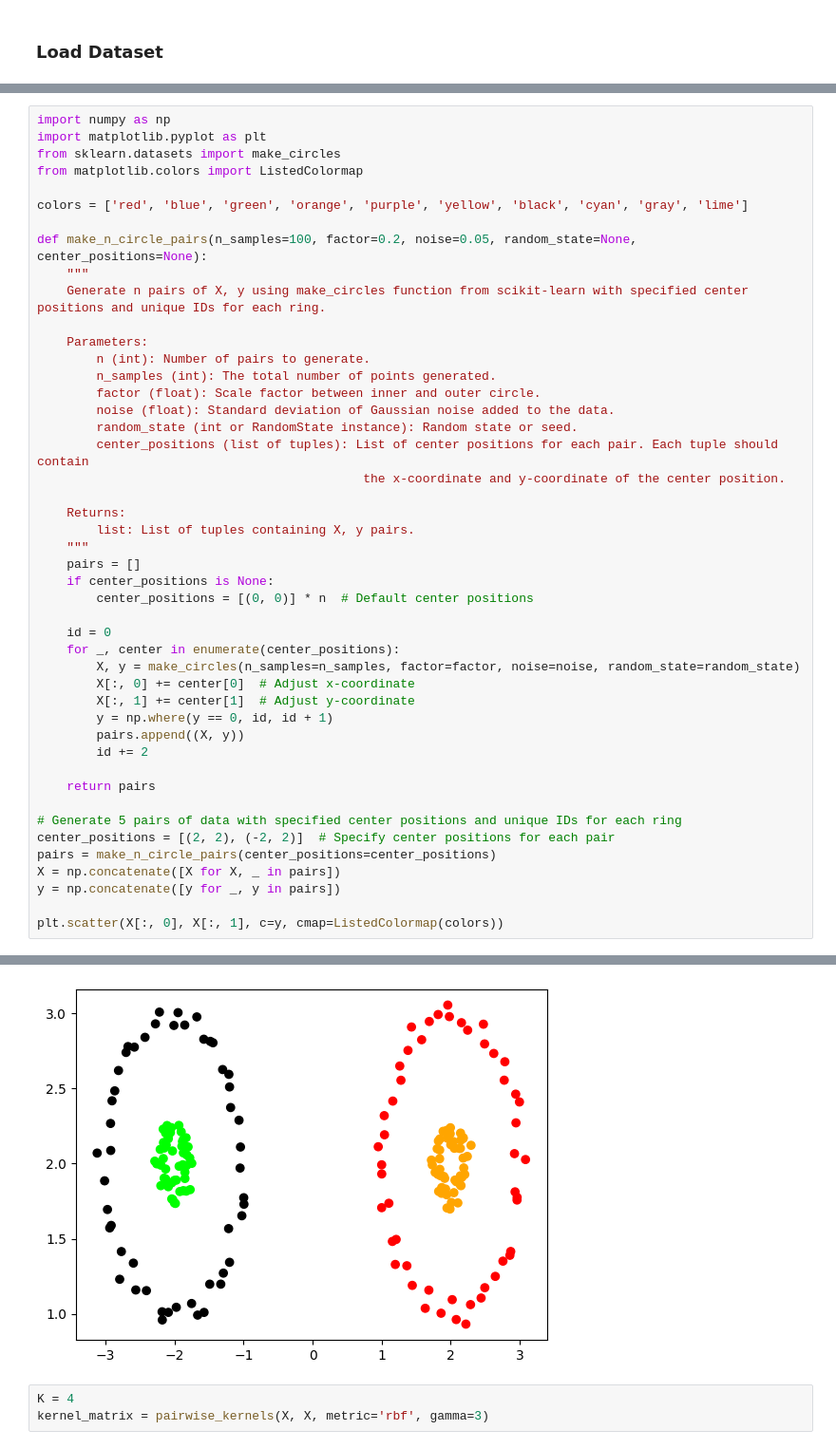
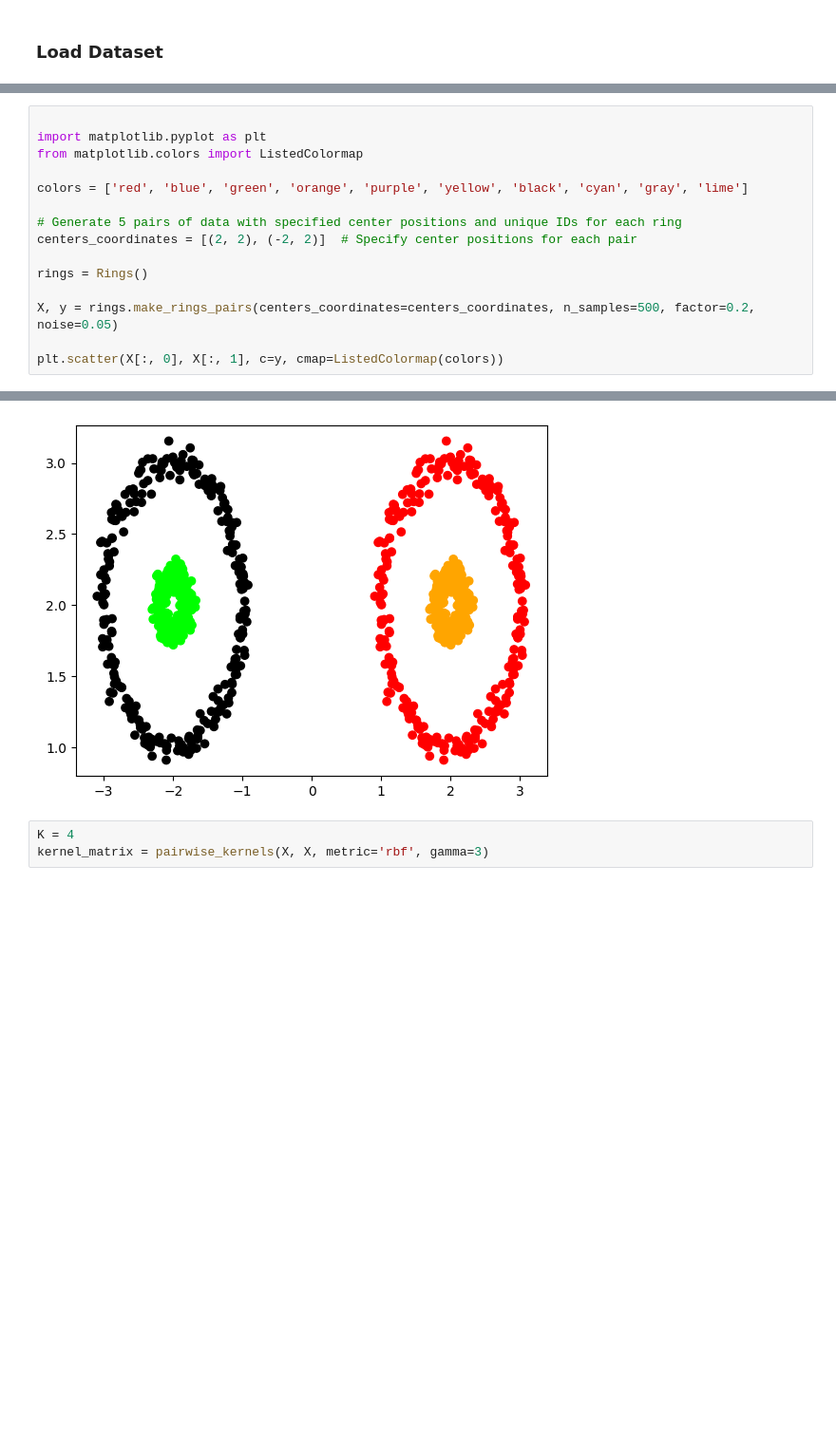
Before and after one commit to gvardakas/global-kernel-k-means-pp, a Jupyter notebook: Kernel k-means.ipynb, the cells around one changed output, grey strips where cells are left out. Shown at 95% size. Saved outputs shown, nothing was run; the diff lists cells and outputs as text; blank space fills up the shorter version.

```diff
--- a/Kernel k-means.ipynb
+++ b/Kernel k-means.ipynb
@@ -51,52 +20,21 @@ plt.scatter(X[:, 0], X[:, 1], c=y)
 # %%
-import numpy as np
+
 import matplotlib.pyplot as plt
-from sklearn.datasets import make_circles
 from matplotlib.colors import ListedColormap
 
 colors = ['red', 'blue', 'green', 'orange', 'purple', 'yellow', 'black', 'cyan', 'gray', 'lime']
 
-def make_n_circle_pairs(n_samples=100, factor=0.2, noise=0.05, random_state=None, center_positions=None):
-    """
-    Generate n pairs of X, y using make_circles function from scikit-learn with specified center positions and unique IDs for each ring.
+# Generate 5 pairs of data with specified center positions and unique IDs for each ring
+centers_coordinates = [(2, 2), (-2, 2)]  # Specify center positions for each pair
 
-    Parameters:
-        n (int): Number of pairs to generate.
-        n_samples (int): The total number of points generated.
-        factor (float): Scale factor between inner and outer circle.
-        noise (float): Standard deviation of Gaussian noise added to the data.
-        random_state (int or RandomState instance): Random state or seed.
-        center_positions (list of tuples): List of center positions for each pair. Each tuple should contain
-                                            the x-coordinate and y-coordinate of the center position.
+rings = Rings()
 
-    Returns:
-        list: List of tuples containing X, y pairs.
-    """
-    pairs = []
-    if center_positions is None:
-        center_positions = [(0, 0)] * n  # Default center positions
-
-    id = 0
-    for _, center in enumerate(center_positions):
-        X, y = make_circles(n_samples=n_samples, factor=factor, noise=noise, random_state=random_state)
-        X[:, 0] += center[0]  # Adjust x-coordinate
-        X[:, 1] += center[1]  # Adjust y-coordinate
-        y = np.where(y == 0, id, id + 1)
-        pairs.append((X, y))
-        id += 2
-
-    return pairs
-
-# Generate 5 pairs of data with specified center positions and unique IDs for each ring
-center_positions = [(2, 2), (-2, 2)]  # Specify center positions for each pair
-pairs = make_n_circle_pairs(center_positions=center_positions)
-X = np.concatenate([X for X, _ in pairs])
-y = np.concatenate([y for _, y in pairs])
+X, y = rings.make_rings_pairs(centers_coordinates=centers_coordinates, n_samples=500, factor=0.2, noise=0.05)
 
 plt.scatter(X[:, 0], X[:, 1], c=y, cmap=ListedColormap(colors))
 # %% [output]
 <matplotlib.collections.PathCollection at 0x...>
-[figure, old version]
+[figure, new version]
 # %%
 K = 4
 kernel_matrix = pairwise_kernels(X, X, metric='rbf', gamma=3)
```
Also changed, not shown: parts of 9 cells of this notebook.
